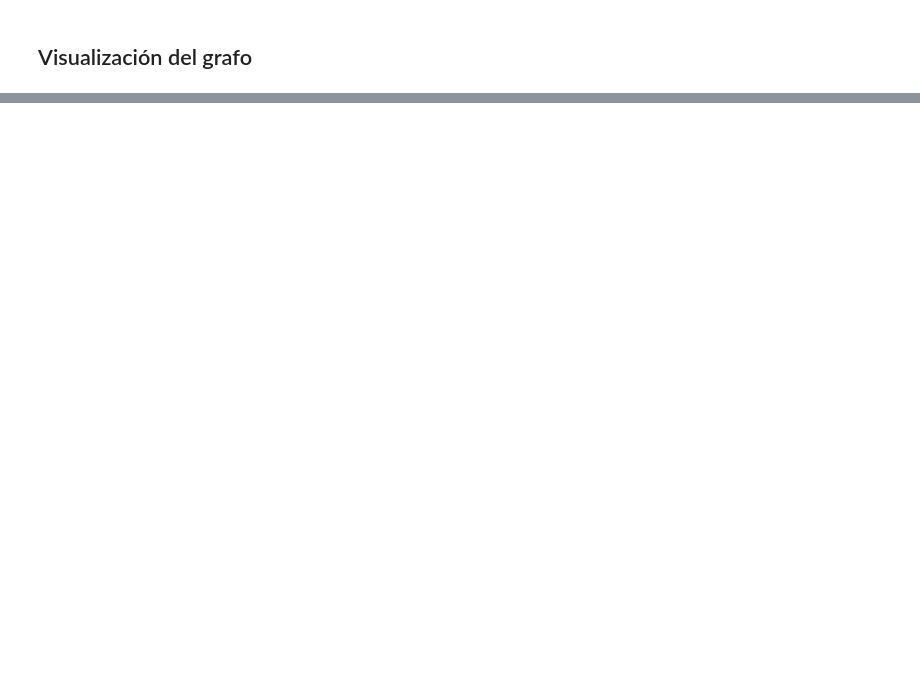
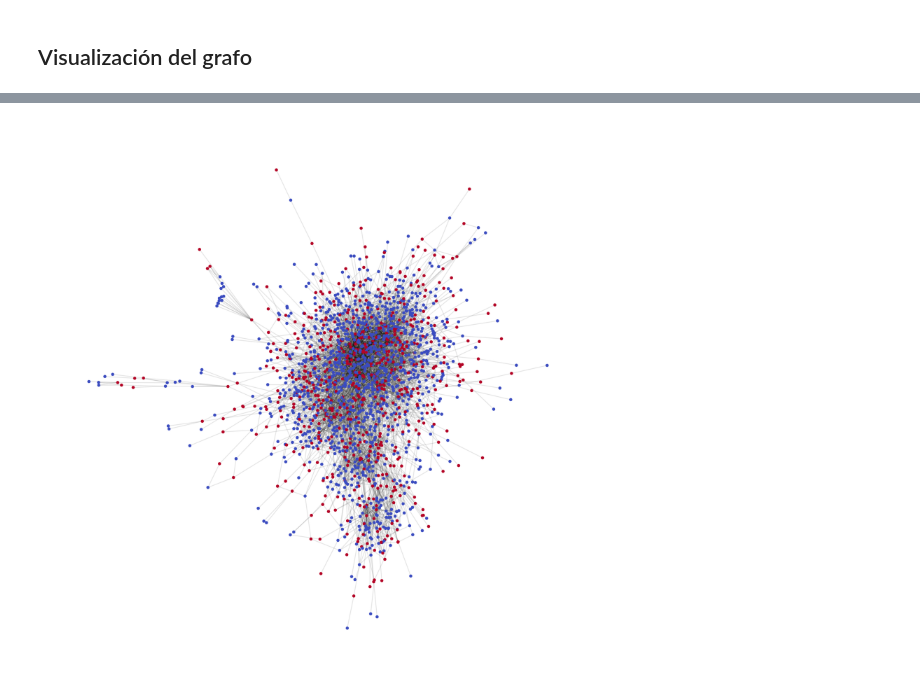
Before and after one commit to mvrcentes/Data_Science_2024, a Jupyter notebook: Proyecto_Final_Data_Science.ipynb, the cells around one changed output, grey strips where cells are left out. Cells and saved outputs as stored; diff of their text form; code cells hidden in the pictures; blank space fills up the shorter version.

```diff
--- a/Proyecto_Final_Data_Science.ipynb
+++ b/Proyecto_Final_Data_Science.ipynb
@@ -718,10 +715,4 @@ max        1.019800e+04      4.504000e+03   1.534200e+04       1.890580e+05
 ## creación del grafo a partrir de las listas de playlist y canciones
 
 crearemos el grafo con las playlists y canciones como nodos, y los enlaces entre ellos representando las relaciones playlist-canción.
-# %%
-## Verificación de que si todas las playslist tienen canciones
-for p_name, playlist in playlist_data.items():
-    if len(playlist.canciones) == 0:
-        print(f"Playlist {p_name} no tiene canciones.")
-    edge_list += [(p_name, t) for t in playlist.canciones]
 # %%
@@ -800,0 +781,13 @@ El subgrafo grande tiene solo 1 nodos, no se puede generar un subgrafo pequeño
+# %%
+# Graficar el subgrafo grande
+color_map = {"playlist": 0, "track": 1}
+node_color = [color_map[attr["node_type"]] for (id, attr) in sub_G_lg.nodes(data=True)]
+plt.figure(figsize=(20,20))
+nx.draw(sub_G_lg,
+        cmap=plt.get_cmap('coolwarm'),
+        node_color=node_color,
+        node_size = 50,
+        width = 2,
+        edge_color=(0, 0, 0, 0.1))
+# %% [output]
+[figure, added]
```
Also changed, not shown: parts of 35 cells of this notebook.
